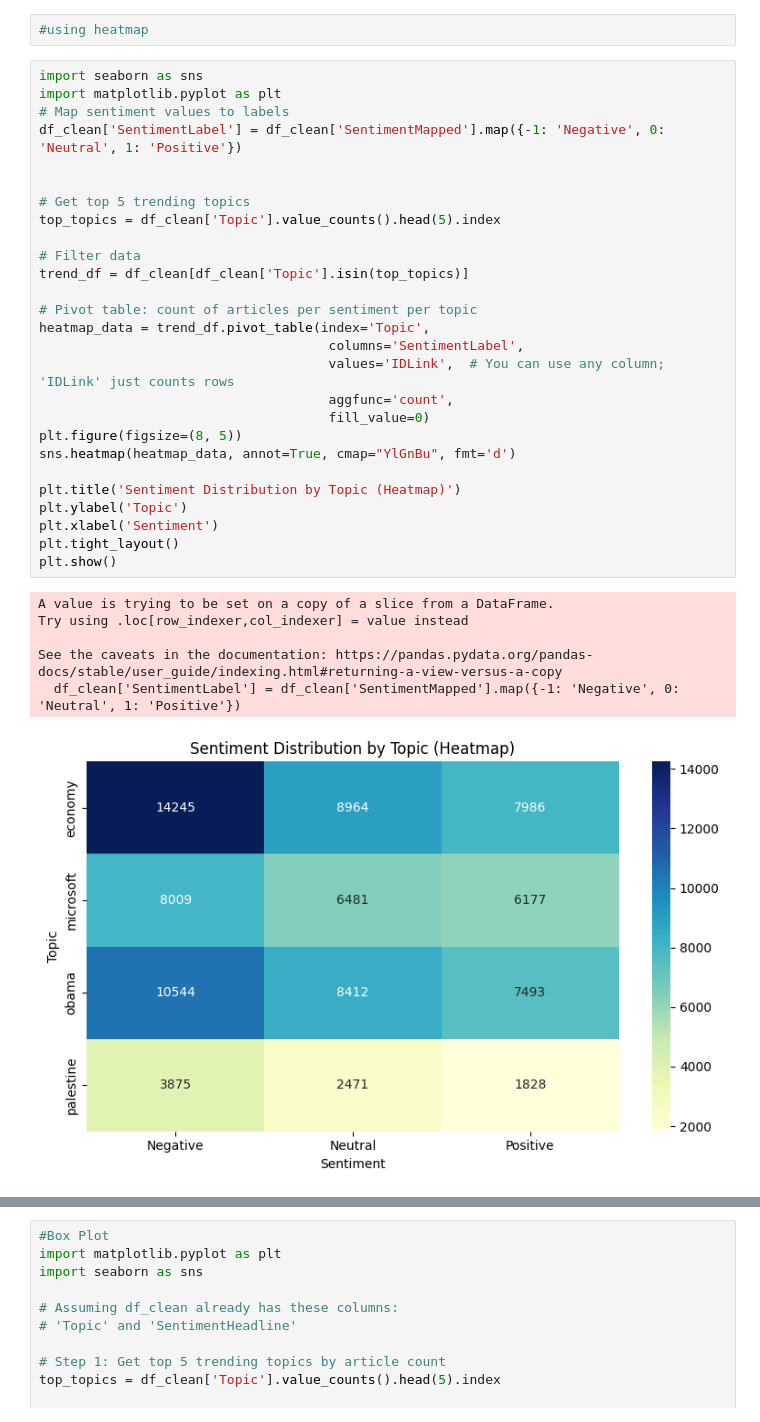
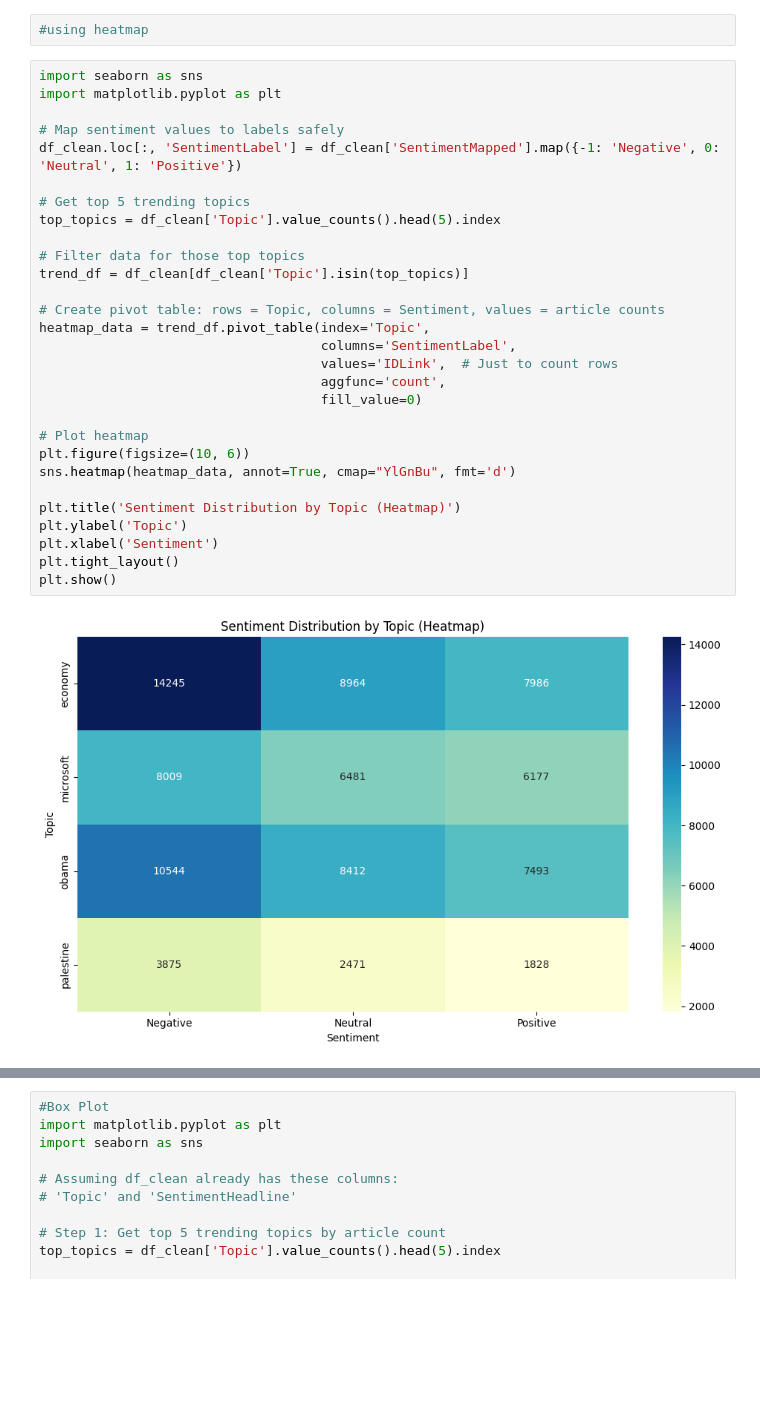
Before and after one commit to Adwrells/Data-Analytics, a Jupyter notebook: final project_analysis_ipynb.ipynb, the cells around one changed output, grey strips where cells are left out. Saved outputs shown, nothing was run; the diff lists cells and outputs as text; blank space fills up the shorter version.

```diff
--- a/final project_analysis_ipynb.ipynb
+++ b/final project_analysis_ipynb.ipynb
@@ -437,35 +438,32 @@ the overall sentiment across these trending topics is predominantly negative, fo
 # %%
 import seaborn as sns
 import matplotlib.pyplot as plt
-# Map sentiment values to labels
-df_clean['SentimentLabel'] = df_clean['SentimentMapped'].map({-1: 'Negative', 0: 'Neutral', 1: 'Positive'})
 
+# Map sentiment values to labels safely
+df_clean.loc[:, 'SentimentLabel'] = df_clean['SentimentMapped'].map({-1: 'Negative', 0: 'Neutral', 1: 'Positive'})
 
 # Get top 5 trending topics
 top_topics = df_clean['Topic'].value_counts().head(5).index
 
-# Filter data
+# Filter data for those top topics
 trend_df = df_clean[df_clean['Topic'].isin(top_topics)]
 
-# Pivot table: count of articles per sentiment per topic
+# Create pivot table: rows = Topic, columns = Sentiment, values = article counts
 heatmap_data = trend_df.pivot_table(index='Topic',
-                                     columns='SentimentLabel',
-                                     values='IDLink',  # You can use any column; 'IDLink' just counts rows
-                                     aggfunc='count',
-                                     fill_value=0)
-plt.figure(figsize=(8, 5))
+                                    columns='SentimentLabel',
+                                    values='IDLink',  # Just to count rows
+                                    aggfunc='count',
+                                    fill_value=0)
+
+# Plot heatmap
+plt.figure(figsize=(10, 6))
 sns.heatmap(heatmap_data, annot=True, cmap="YlGnBu", fmt='d')
 
 plt.title('Sentiment Distribution by Topic (Heatmap)')
 plt.ylabel('Topic')
 plt.xlabel('Sentiment')
 plt.tight_layout()
 plt.show()
 # %% [output]
-A value is trying to be set on a copy of a slice from a DataFrame.
-Try using .loc[row_indexer,col_indexer] = value instead
-
-See the caveats in the documentation: https://pandas.pydata.org/pandas-docs/stable/user_guide/indexing.html#returning-a-view-versus-a-copy
-  df_clean['SentimentLabel'] = df_clean['SentimentMapped'].map({-1: 'Negative', 0: 'Neutral', 1: 'Positive'})
-[figure, old version]
+[figure, new version]
 # %% [markdown]
```
Also changed, not shown: parts of 24 cells of this notebook.
